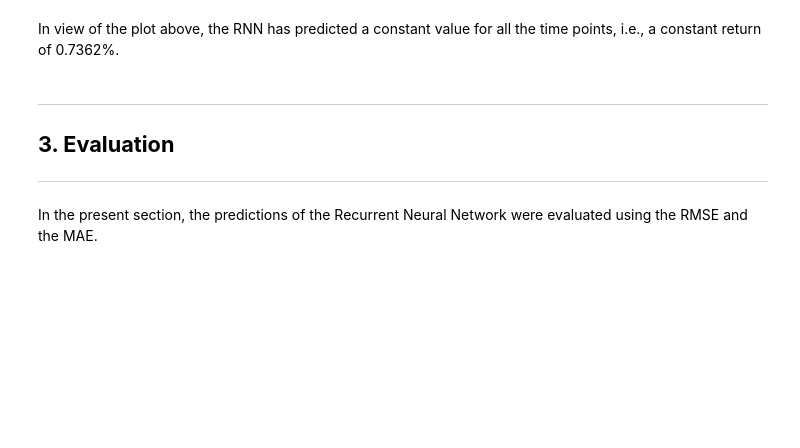
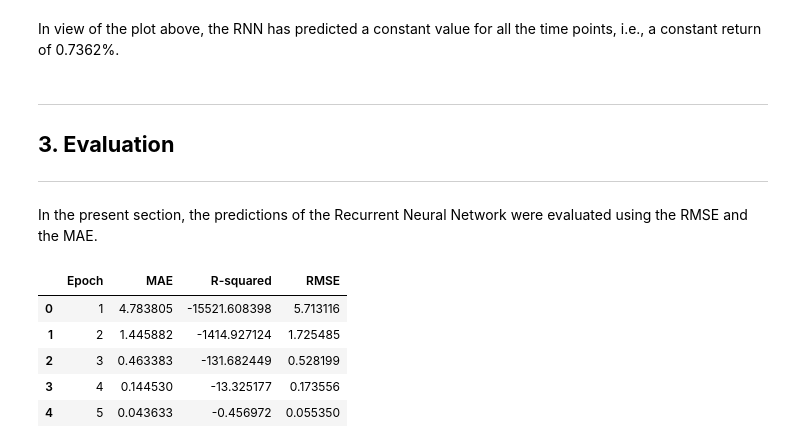
Before and after one commit to DanielEduardoLopez/PortfolioReturn, a Jupyter notebook: 2_PortfolioReturn_DataModelingEval.ipynb, the cells around one changed output. Saved outputs shown, nothing was run; the diff lists cells and outputs as text; code cells hidden in the pictures; blank space fills up the shorter version.

```diff
--- a/2_PortfolioReturn_DataModelingEval.ipynb
+++ b/2_PortfolioReturn_DataModelingEval.ipynb
@@ -392,3 +391,18 @@ ___
 ___
 
 In the present section, the predictions of the Recurrent Neural Network were evaluated using the RMSE and the MAE.
+# %%
+# Conversion of the history keras object into a dataframe
+history_df = (pd.DataFrame.from_dict(history.history)
+              .rename(columns = {'loss':'MSE', 'mae':'MAE', 'r_square': 'R-squared'}))
+history_df['Epoch'] = list(range(1,len(history_df)+1))
+history_df['RMSE'] = history_df['MSE'].apply(lambda x: np.sqrt(x))
+history_df = history_df[['Epoch', 'MAE', 'R-squared', 'RMSE']]
+history_df.head()
+# %% [output]
+|  | Epoch | MAE | R-squared | RMSE |
+| 0 | 1 | 4.783805 | -15521.608398 | 5.713116 |
+| 1 | 2 | 1.445882 | -1414.927124 | 1.725485 |
+| 2 | 3 | 0.463383 | -131.682449 | 0.528199 |
+| 3 | 4 | 0.144530 | -13.325177 | 0.173556 |
+| 4 | 5 | 0.043633 | -0.456972 | 0.055350 |
```
Also changed, not shown: parts of 10 cells of this notebook.
